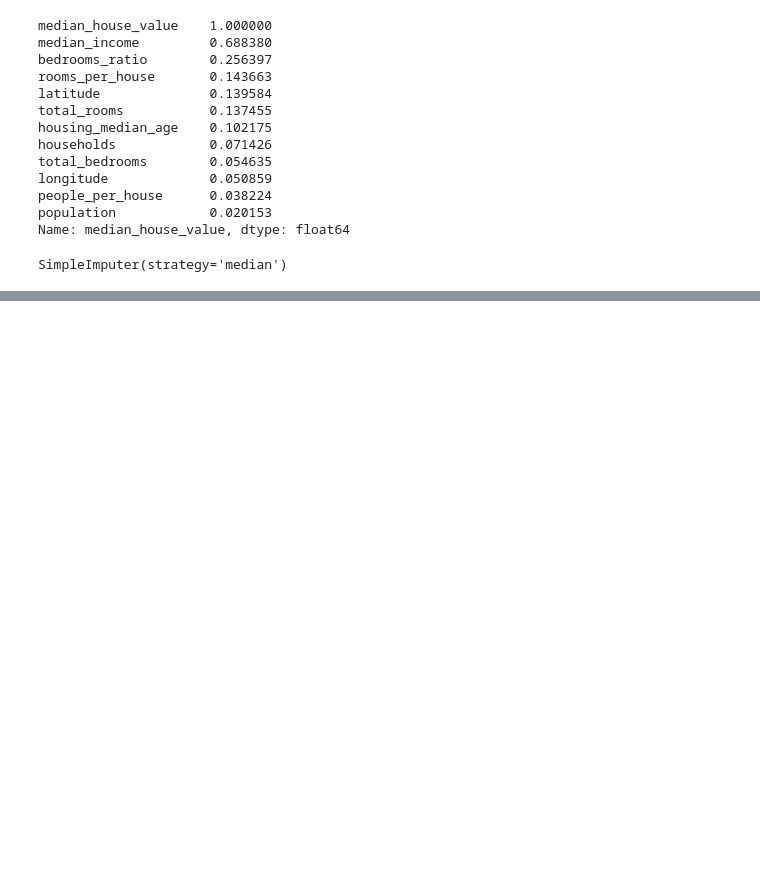
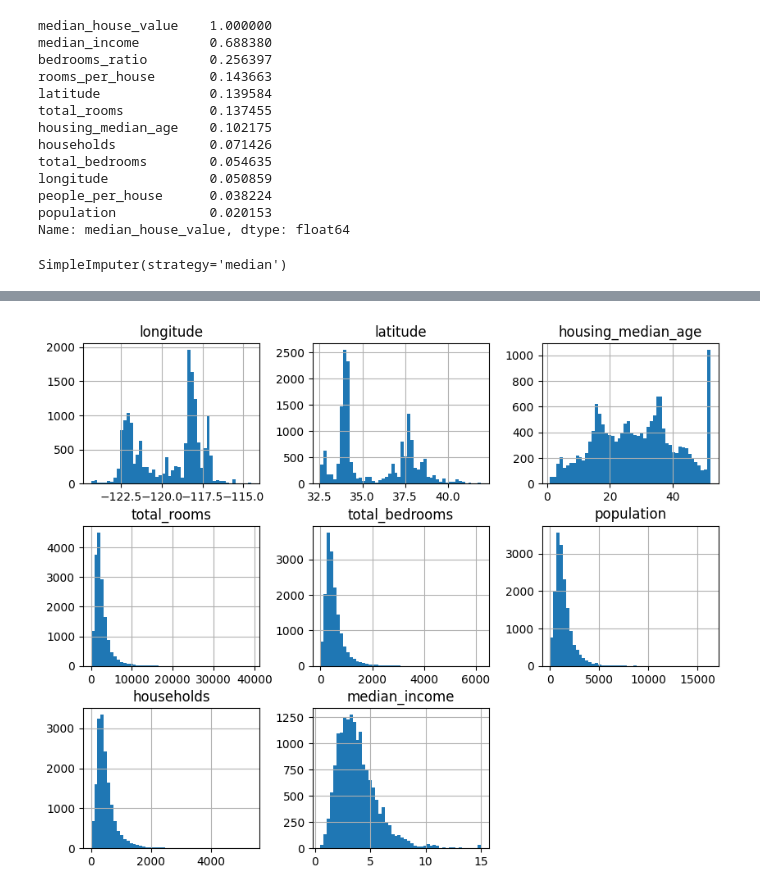
Before and after one commit to Data-Gyan/CaliforniaHousing, a Jupyter notebook: CalHousing.ipynb, the cells around one changed output, grey strips where cells are left out. Saved outputs shown, nothing was run; the diff lists cells and outputs as text; code cells hidden in the pictures; blank space fills up the shorter version.

```diff
--- a/CalHousing.ipynb
+++ b/CalHousing.ipynb
@@ -296,0 +403,5 @@ array([[-1.2242e+02,  3.7800e+01,  5.2000e+01, ...,  1.5760e+03,
+# %%
+housing.hist(bins=50, figsize=(10,8))
+plt.show()
+# %% [output]
+[figure, added]
```
Also changed, not shown: parts of 45 cells of this notebook.
